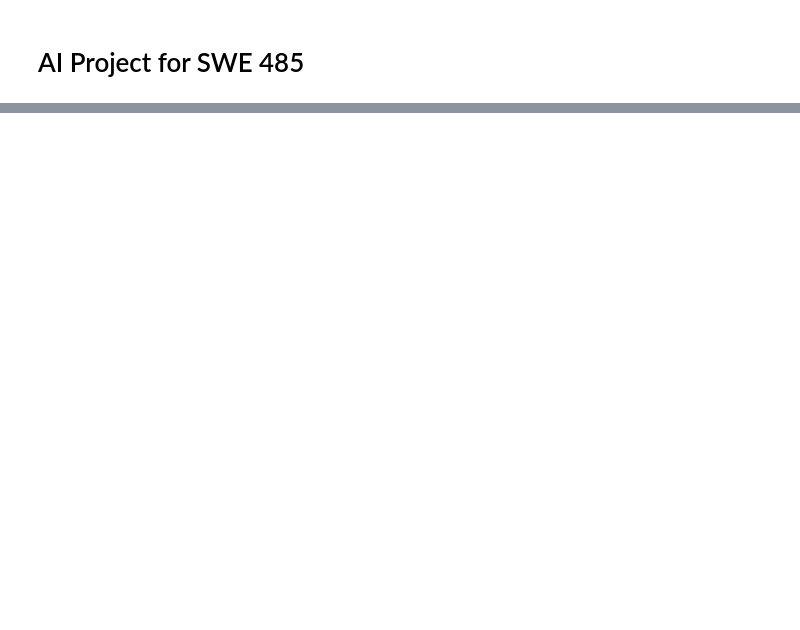
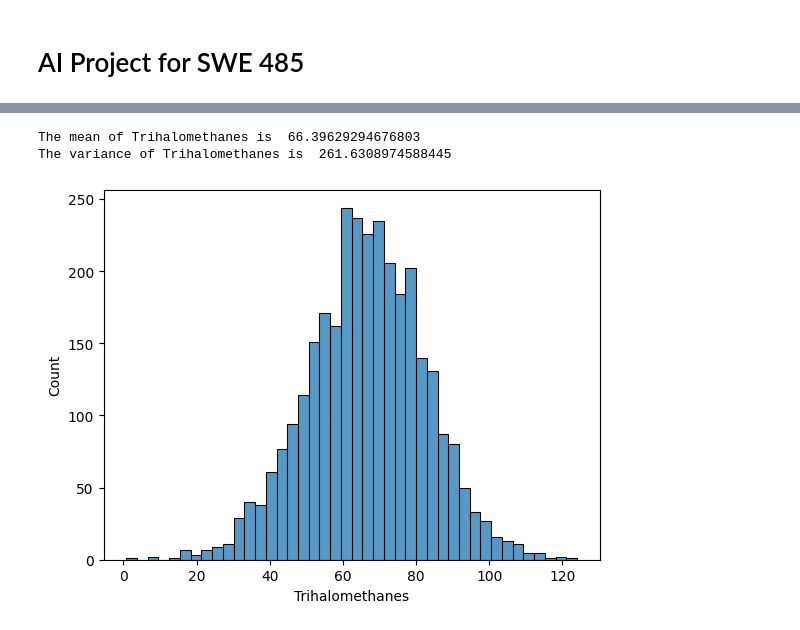
Before and after one commit to Hessah-Aljohaimy/AI-Project, a Jupyter notebook: AI_Project.ipynb, the cells around one changed output, grey strips where cells are left out. Drawn from its saved outputs; the diff is of its cells as text; code cells hidden in the pictures; blank space fills up the shorter version.

```diff
--- a/AI_Project.ipynb
+++ b/AI_Project.ipynb
@@ -155,0 +192,14 @@ plt.show()
+# %%
+sns.histplot(x='Trihalomethanes',data=iris)
+
+list = iris['Trihalomethanes'].copy().values
+list = list[~np.isnan(list)]
+
+print("The mean of Trihalomethanes is " , mean(list))
+print("The variance of Trihalomethanes is " , statistics.variance(list))
+
+plt.show()
+# %% [output]
+The mean of Trihalomethanes is  66.39629294676803
+The variance of Trihalomethanes is  261.6308974588445
+[figure, added]
```
Also changed, not shown: parts of 25 cells of this notebook.
